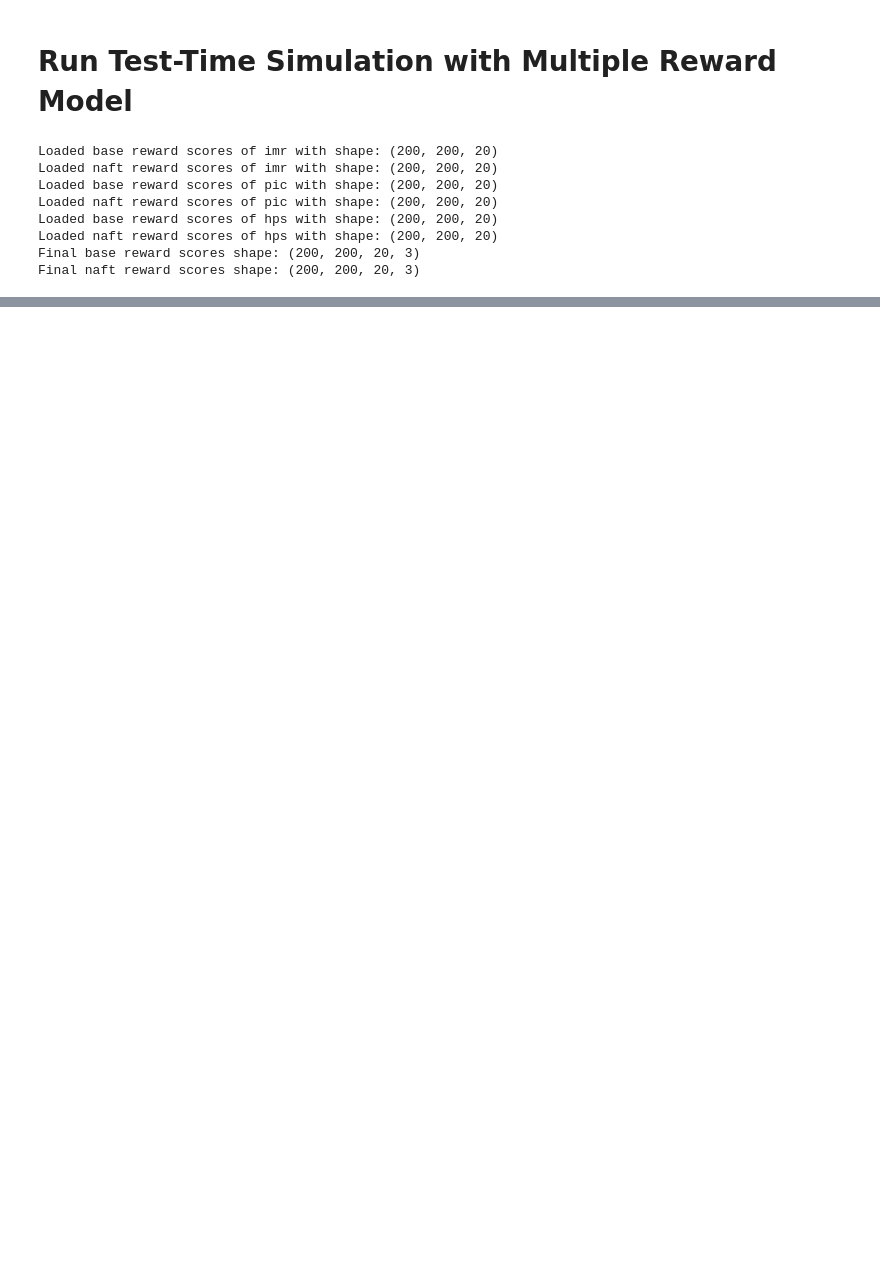
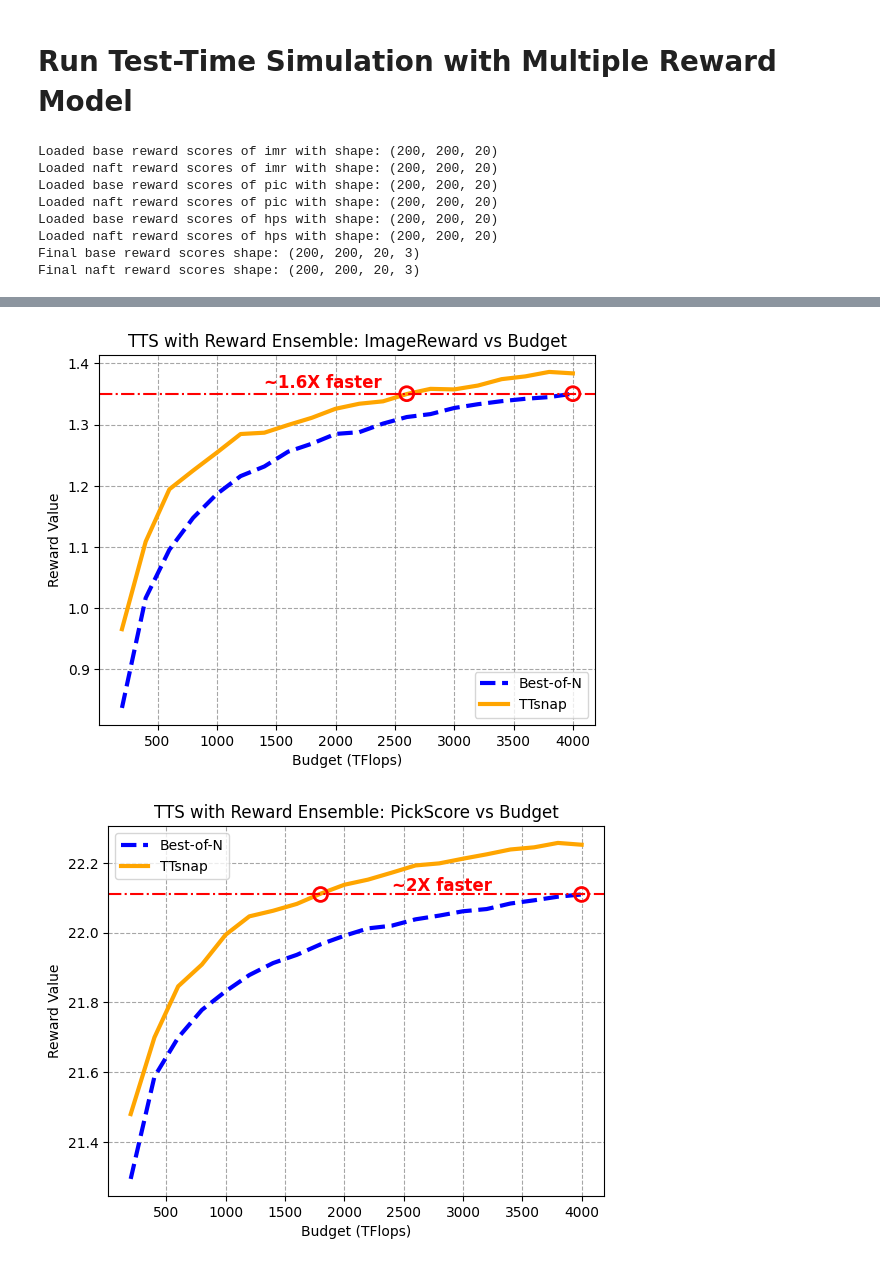
Before and after one commit to TerrysLearning/TTSnap, a Jupyter notebook: simulation/ttsnap_multi.ipynb, the cells around one changed output, grey strips where cells are left out. Saved outputs shown, nothing was run; the diff lists cells and outputs as text; code cells hidden in the pictures; blank space fills up the shorter version.

```diff
--- a/simulation/ttsnap_multi.ipynb
+++ b/simulation/ttsnap_multi.ipynb
@@ -173,0 +187,39 @@ relative increase: 26.16%
+# %%
+
+def plot_curve2(budgets, rewards_out1, rewards_out2, label1, label2, reward_model):
+    reward_name_dict = {
+        'imr': 'ImageReward',
+        'pic': 'PickScore',
+        'hps': 'HPS'}
+    plt.plot(budgets, rewards_out1, label=label1, color='blue', linestyle='--', linewidth=3)
+    plt.plot(budgets, rewards_out2, label=label2, color='orange', linewidth=3)
+    # plot the notes
+    plt.axhline(y=rewards_out1[-1], color='red', linestyle='-.')
+
+    reward_info_dict = {
+        'imr': (1400, 2600, 1.6), # text x offset, point x offset, speedup text
+        'pic': (2400, 1800, 2),
+        'hps': (2400, 1650, 2.4)
+    }
+    plt.text(reward_info_dict[reward_model][0], rewards_out1[-1]+0.01, f'~{reward_info_dict[reward_model][2]}X faster', color='red', fontweight='bold', fontsize=12)
+    x_points = [reward_info_dict[reward_model][1], budgets[-1]] # point
+    y_points = [rewards_out1[-1], rewards_out1[-1]]
+    plt.scatter(x_points, y_points, color='red', s=100, marker='o', zorder=5, facecolors='none', linewidths=2)
+
+    plt.xlabel('Budget (TFlops)')
+    plt.ylabel('Reward Value')
+    plt.title(f'TTS with Reward Ensemble: {reward_name_dict.get(reward_model, "Unknown")} vs Budget')
+    plt.legend()
+    plt.ylim(None, None)
+    plt.grid(linestyle='--', color='gray', alpha=0.7)
+    os.makedirs('imgs', exist_ok=True)
+    plt.savefig(f'imgs/ttsnap_{reward_model}_multiple_reward_curve.png')
+    plt.show()
+    plt.close()
+
+budgets = list(range(budget_start, budget_end+1, 200))
+for i in range(len(reward_models)):
+    plot_curve2(budgets, results_bon[:,i], results_ttsp[:,i], label1='Best-of-N', label2='TTsnap', reward_model=reward_models[i])
+# %% [output]
+[figure, added]
+[figure, added]
```
Also changed, not shown: parts of 5 cells of this notebook, 8 other files.
